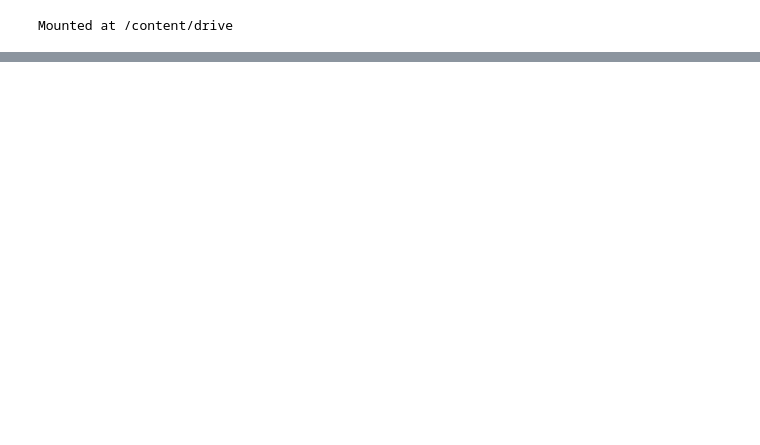
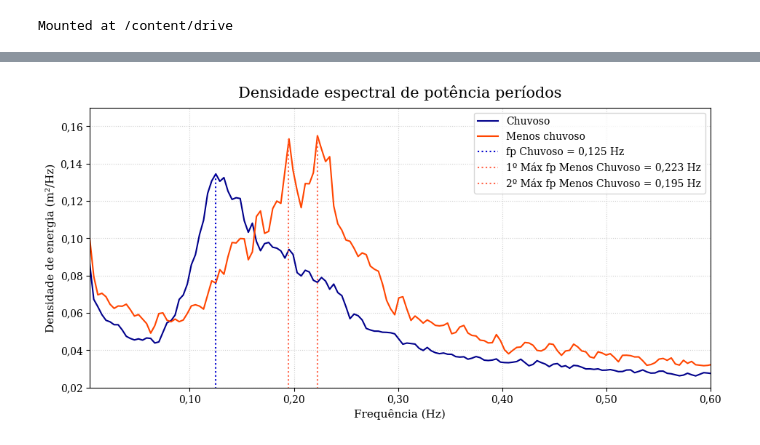
Before and after one commit to zydanne-costa/Ondas_ADCP_SCO_Mar_Nov_2025, a Jupyter notebook: Resultados_i_PSD_1D_CHU_SEC.ipynb, the cells around one changed output, grey strips where cells are left out. Saved outputs shown, nothing was run; the diff lists cells and outputs as text; code cells hidden in the pictures; blank space fills up the shorter version.

```diff
--- a/Resultados_i_PSD_1D_CHU_SEC.ipynb
+++ b/Resultados_i_PSD_1D_CHU_SEC.ipynb
@@ -94,12 +91,7 @@ def ler_strk(arquivo):
     # Mantém apenas os quatro primeiros feixes
     df = df.iloc[:, :4]
 
-    df.columns = [
-        "Beam 1",
-        "Beam 2",
-        "Beam 3",
-        "Beam 4"
-    ]
+    df.columns = ["Beam 1","Beam 2","Beam 3","Beam 4"]
 
     # Remove valores inválidos
     df.replace([-32768, 0], np.nan, inplace=True)
@@ -377,8 +473,8 @@ Tp  = 5.12 s
 # %%
-# Set global font to serif
+# Fonte Serif para todo o gráfico
 plt.rcParams['font.family'] = 'serif'
 
-# Calculate peak frequencies and corresponding PSD values
+# calculando os fp para cada ponto máximo
 fp_chuvoso = campanha_chuvoso["fp"]
 idx_chuvoso = np.argmin(np.abs(campanha_chuvoso["frequencia"] - fp_chuvoso))
 psd_chuvoso_at_fp = campanha_chuvoso["psd"][idx_chuvoso]
@@ -387,8 +483,8 @@ fp_seco_main = campanha_seco["fp"]
 idx_seco_main = np.argmin(np.abs(campanha_seco["frequencia"] - fp_seco_main))
 psd_seco_at_fp_main = campanha_seco["psd"][idx_seco_main]
 
-# For the second peak of "Menos Chuvoso" (hardcoded to 0.223)
-fp_seco_secondary = 0.223
+# segundo pf máximo "Menos Chuvoso" (0.195)
+fp_seco_secondary = 0.195
 idx_seco_secondary = np.argmin(np.abs(campanha_seco["frequencia"] - fp_seco_secondary))
 psd_seco_at_fp_secondary = campanha_seco["psd"][idx_seco_secondary]
 
@@ -427,40 +523,40 @@ plt.vlines(
     linestyle=":",
     linewidth=1.5,
     color='tomato',
-    label=f"fp Menos Chuvoso = {fp_seco_main:.3f}".replace('.', ',') + " Hz"
+    label=f"1º Máx fp Menos Chuvoso = {fp_seco_main:.3f}".replace('.', ',') + " Hz"
 )
 
 # Menos Chuvoso - Secondary peak
 plt.vlines(
     fp_seco_secondary,
     0, # Start from y=0
     psd_seco_at_fp_secondary, # End at the PSD value
     linestyle=":",
     linewidth=1.5,
     color='tomato',
-    label=f"fp Menos Chuvoso = {fp_seco_secondary:.3f}".replace('.', ',') + " Hz"
+    label=f"2º Máx fp Menos Chuvoso = {fp_seco_secondary:.3f}".replace('.', ',') + " Hz"
 )
 
-plt.xlabel("Frequência (Hz)")
-plt.ylabel("PSD (m²/Hz)")
+plt.xlabel("Frequência (Hz)", fontsize = 11)
+plt.ylabel("Densidade de energia (m²/Hz)", fontsize = 11)
 
-plt.title(
-    "Densidade espectral de potência em diferentes períodos"
-)
+plt.title("Densidade espectral de potência períodos", fontsize=15, pad=10)
 
 plt.legend()
 
 plt.grid(True, linestyle=':', alpha=0.6) # Discreet grid
 
 # Format axis ticks to use comma as decimal separator
 formatter = mticker.FormatStrFormatter('%.2f')
 plt.gca().xaxis.set_major_formatter(mticker.FuncFormatter(lambda x, p: formatter(x).replace('.', ',')))
 plt.gca().yaxis.set_major_formatter(mticker.FuncFormatter(lambda x, p: formatter(x).replace('.', ',')))
 
-plt.xlim(0,0.6)
+plt.xlim(0.0040,0.6)
 plt.ylim(0.02,0.17)
 
 # Save the plot with high resolution
 plt.savefig(f"{dir_saida}/PSD_1D_periodos.png", dpi=300, bbox_inches='tight')
 
 plt.show()
+# %% [output]
+[figure, added]
```
Also changed, not shown: parts of 7 cells of this notebook.
